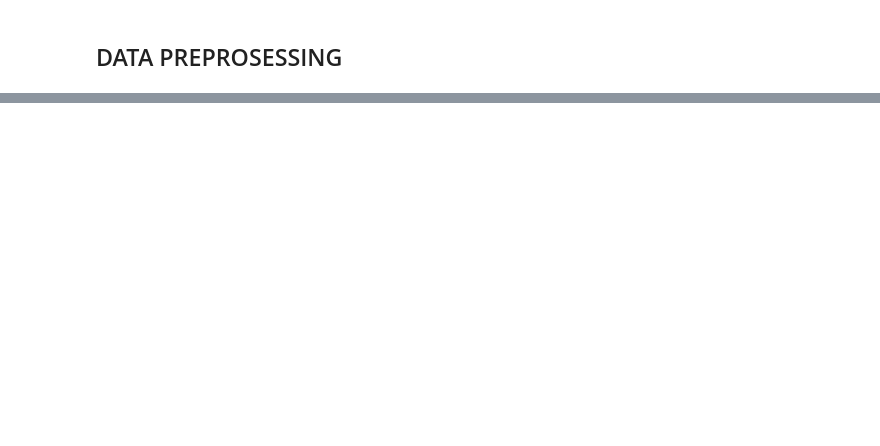
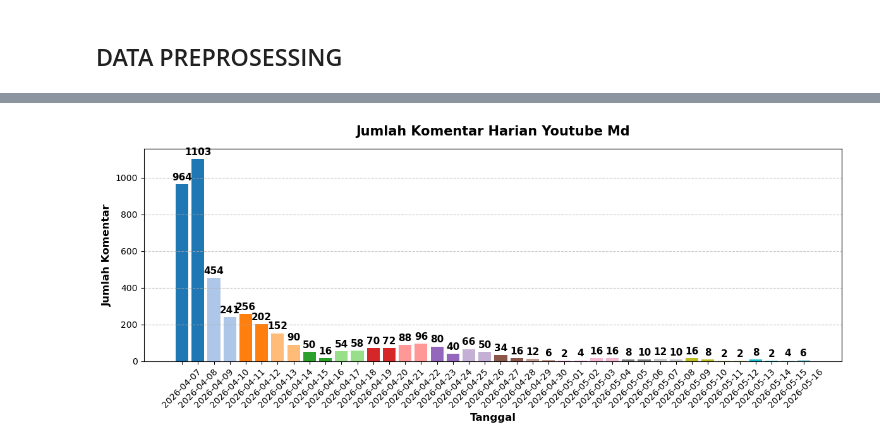
Before and after one commit to manshadrean/MD-analysis, a Jupyter notebook: analisis-sentimen.ipynb, the cells around one changed output, grey strips where cells are left out. Saved outputs shown, nothing was run; the diff lists cells and outputs as text; code cells hidden in the pictures; blank space fills up the shorter version.

```diff
--- a/analisis-sentimen.ipynb
+++ b/analisis-sentimen.ipynb
@@ -145,0 +149,35 @@ data.head()
+# %%
+data['date'] = pd.to_datetime(data['published_at']).dt.date
+komentar_per_hari = data.groupby('date').size()
+
+colors = plt.cm.tab20(np.linspace(0, 1, len(komentar_per_hari)))
+
+plt.figure(figsize=(12, 5))
+bars = plt.bar(komentar_per_hari.index.astype(str),
+               komentar_per_hari.values,
+               color=colors)
+
+# Menambahkan angka (label) tepat di atas setiap batang
+for bar in bars:
+    yval = bar.get_height()
+    # Menambahkan teks angka di atas batang
+    plt.text(bar.get_x() + bar.get_width()/2, yval + (max(komentar_per_hari.values) * 0.01),
+             int(yval),
+             ha='center', va='bottom', fontsize=11, fontweight='bold')
+
+# Mempercantik plot dengan Judul dan Label Sumbu
+plt.title('Jumlah Komentar Harian Youtube Md', fontsize=15, fontweight='bold', pad=15)
+plt.xlabel('Tanggal', fontsize=12, fontweight='bold')
+plt.ylabel('Jumlah Komentar', fontsize=12, fontweight='bold')
+
+# Memutar teks tanggal di sumbu X sebesar 45 derajat agar tidak bertumpuk jika datanya banyak
+plt.xticks(rotation=45)
+
+# Menambahkan garis bantu (grid) horizontal
+plt.grid(axis='y', linestyle='--', alpha=0.7)
+
+# Merapikan layout dan MENAMPILKAN PLOT
+plt.tight_layout()
+plt.show()
+# %% [output]
+[figure, added]
```
Also changed, not shown: parts of 9 cells of this notebook, 1 other file.
